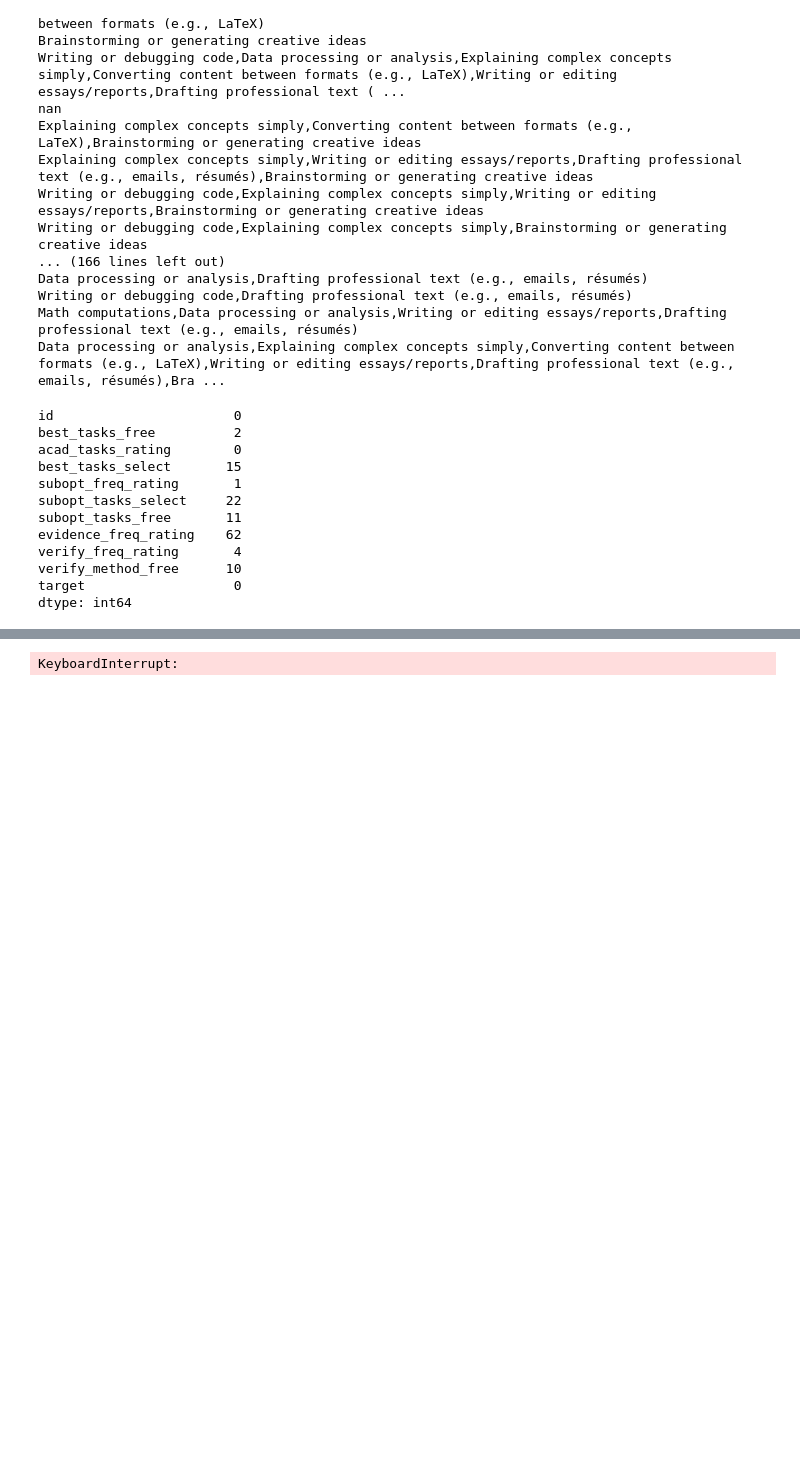
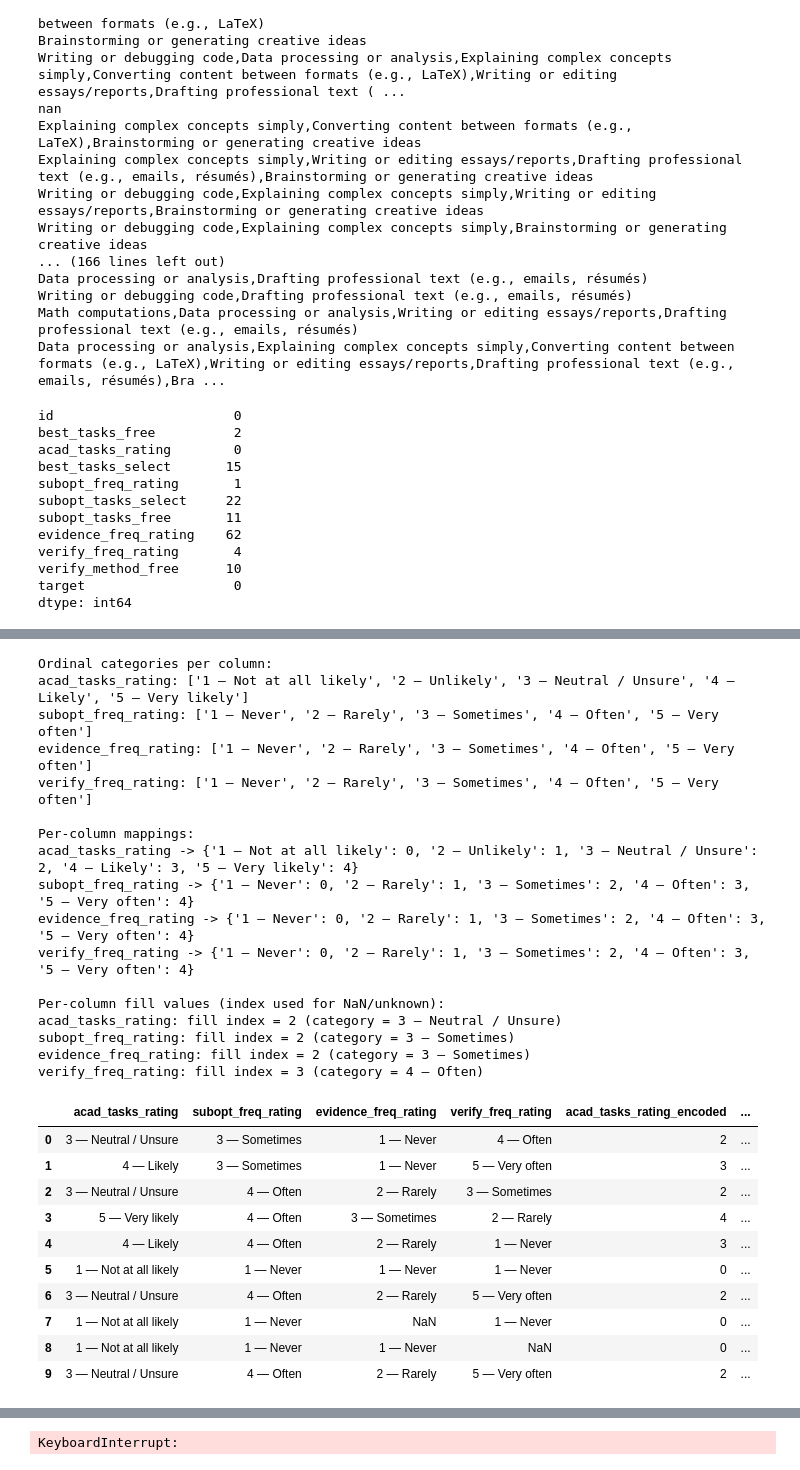
Before and after one commit to CarolineLyu/Characterize_GenAIModel, a Jupyter notebook: preprocess.ipynb, the cells around one changed output, grey strips where cells are left out. Drawn from its saved outputs; the diff is of its cells as text; code cells hidden in the pictures; blank space fills up the shorter version.

```diff
--- a/preprocess.ipynb
+++ b/preprocess.ipynb
@@ -252,0 +622,55 @@ Best accuracy: 0.605
+# %%
+# ordinal sanity check
+
+print("Ordinal categories per column:")
+for col in ord_cols:
+    print(f"{col}: {ord_categories_per_col[col]}")
+print()
+
+print("Per-column mappings:")
+for col in ord_cols:
+    print(f"{col} -> {ord_mappings[col]}")
+print()
+
+print("Per-column fill values (index used for NaN/unknown):")
+for col in ord_cols:
+    idx = ord_fill_values[col]
+    print(f"{col}: fill index = {idx} "
+          f"(category = {ord_categories_per_col[col][idx]})")
+print()
+
+# Show encoded columns alongside original values
+ord_df_debug = df[ord_cols].copy()
+for j, col in enumerate(ord_cols):
+    ord_df_debug[col + "_encoded"] = X_ord[:, j].astype(int)
+
+ord_df_debug.head(10)
+# %% [output]
+Ordinal categories per column:
+acad_tasks_rating: ['1 — Not at all likely', '2 — Unlikely', '3 — Neutral / Unsure', '4 — Likely', '5 — Very likely']
+subopt_freq_rating: ['1 — Never', '2 — Rarely', '3 — Sometimes', '4 — Often', '5 — Very often']
+evidence_freq_rating: ['1 — Never', '2 — Rarely', '3 — Sometimes', '4 — Often', '5 — Very often']
+verify_freq_rating: ['1 — Never', '2 — Rarely', '3 — Sometimes', '4 — Often', '5 — Very often']
+
+Per-column mappings:
+acad_tasks_rating -> {'1 — Not at all likely': 0, '2 — Unlikely': 1, '3 — Neutral / Unsure': 2, '4 — Likely': 3, '5 — Very likely': 4}
+subopt_freq_rating -> {'1 — Never': 0, '2 — Rarely': 1, '3 — Sometimes': 2, '4 — Often': 3, '5 — Very often': 4}
+evidence_freq_rating -> {'1 — Never': 0, '2 — Rarely': 1, '3 — Sometimes': 2, '4 — Often': 3, '5 — Very often': 4}
+verify_freq_rating -> {'1 — Never': 0, '2 — Rarely': 1, '3 — Sometimes': 2, '4 — Often': 3, '5 — Very often': 4}
+
+Per-column fill values (index used for NaN/unknown):
+acad_tasks_rating: fill index = 2 (category = 3 — Neutral / Unsure)
+subopt_freq_rating: fill index = 2 (category = 3 — Sometimes)
+evidence_freq_rating: fill index = 2 (category = 3 — Sometimes)
+verify_freq_rating: fill index = 3 (category = 4 — Often)
+|  | acad_tasks_rating | subopt_freq_rating | evidence_freq_rating | verify_freq_rating | acad_tasks_rating_encoded | ... |
+| 0 | 3 — Neutral / Unsure | 3 — Sometimes | 1 — Never | 4 — Often | 2 | ... |
+| 1 | 4 — Likely | 3 — Sometimes | 1 — Never | 5 — Very often | 3 | ... |
+| 2 | 3 — Neutral / Unsure | 4 — Often | 2 — Rarely | 3 — Sometimes | 2 | ... |
+| 3 | 5 — Very likely | 4 — Often | 3 — Sometimes | 2 — Rarely | 4 | ... |
+| 4 | 4 — Likely | 4 — Often | 2 — Rarely | 1 — Never | 3 | ... |
+| 5 | 1 — Not at all likely | 1 — Never | 1 — Never | 1 — Never | 0 | ... |
+| 6 | 3 — Neutral / Unsure | 4 — Often | 2 — Rarely | 5 — Very often | 2 | ... |
+| 7 | 1 — Not at all likely | 1 — Never | NaN | 1 — Never | 0 | ... |
+| 8 | 1 — Not at all likely | 1 — Never | 1 — Never | NaN | 0 | ... |
+| 9 | 3 — Neutral / Unsure | 4 — Often | 2 — Rarely | 5 — Very often | 2 | ... |
```
Also changed, not shown: parts of 11 cells of this notebook.
